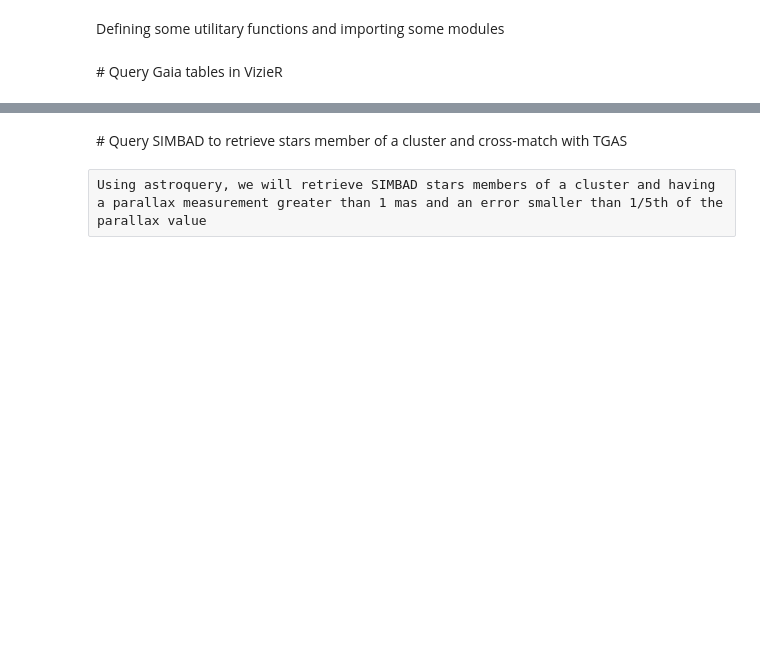
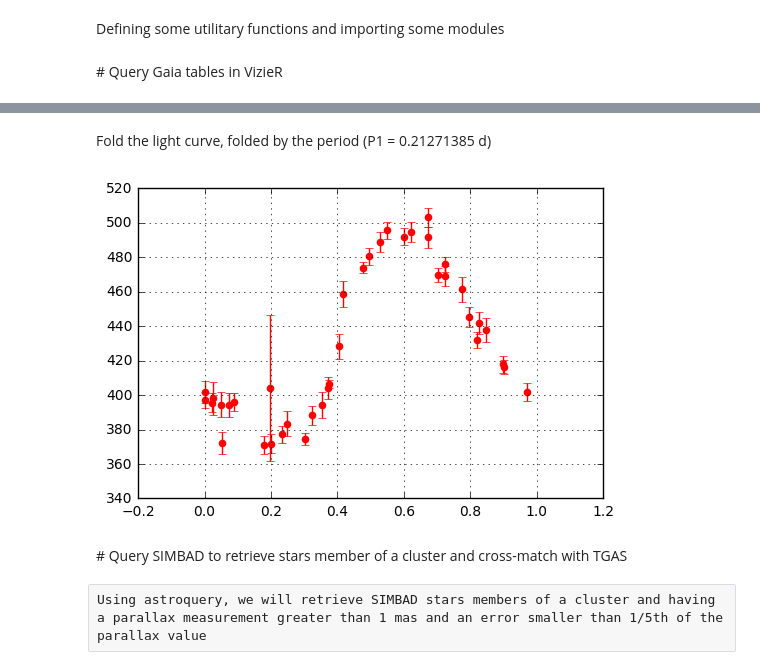
Before and after one commit to tboch/VO-access-GaiaDR1, a Jupyter notebook: notebooks/gaia-cds-services.ipynb, the cells around one changed output, grey strips where cells are left out. Saved outputs shown, nothing was run; the diff lists cells and outputs as text; code cells hidden in the pictures; blank space fills up the shorter version.

```diff
--- a/notebooks/gaia-cds-services.ipynb
+++ b/notebooks/gaia-cds-services.ipynb
@@ -94,3 +233,16 @@ def plot_scatter_density(xdata, ydata, xlabel, ylabel, title, xlim=None, ylim=No
+# %% [markdown]
+Fold the light curve, folded by the period (P1 = 0.21271385 d)
+# %%
+period = 0.21271385
+#(time+8)%16 - 8
+x = (lc_points['ObsTime'] % period) / period
+y = lc_points['FG']
+y_err = lc_points['e_FG']
+plt.scatter(x, y, color='r')
+plt.errorbar(x, y, yerr=y_err, color='r', linestyle='None')
+plt.grid(True)
+# %% [output]
+[figure, added]
 # %% [markdown]
 # Query SIMBAD to retrieve stars member of a cluster and cross-match with TGAS
 # %% [raw]
```
Also changed, not shown: parts of 17 cells of this notebook.
